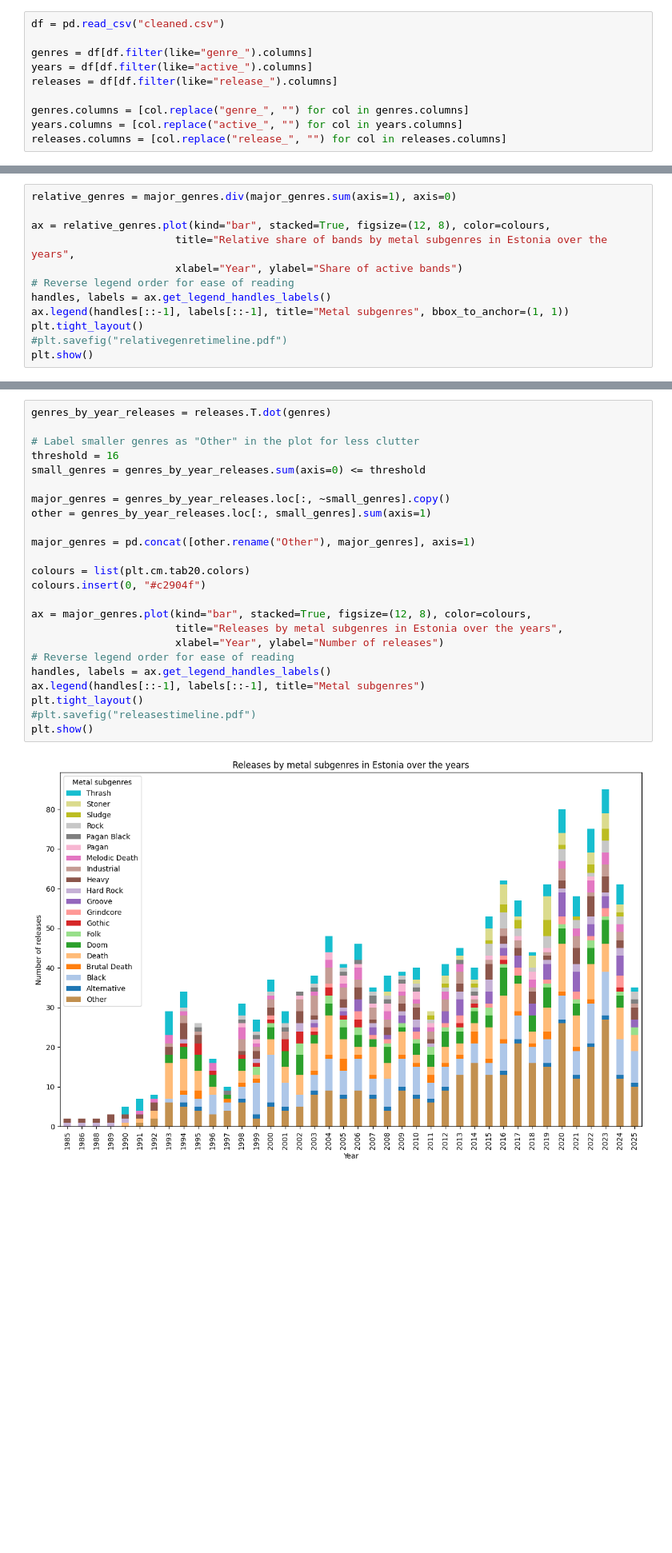
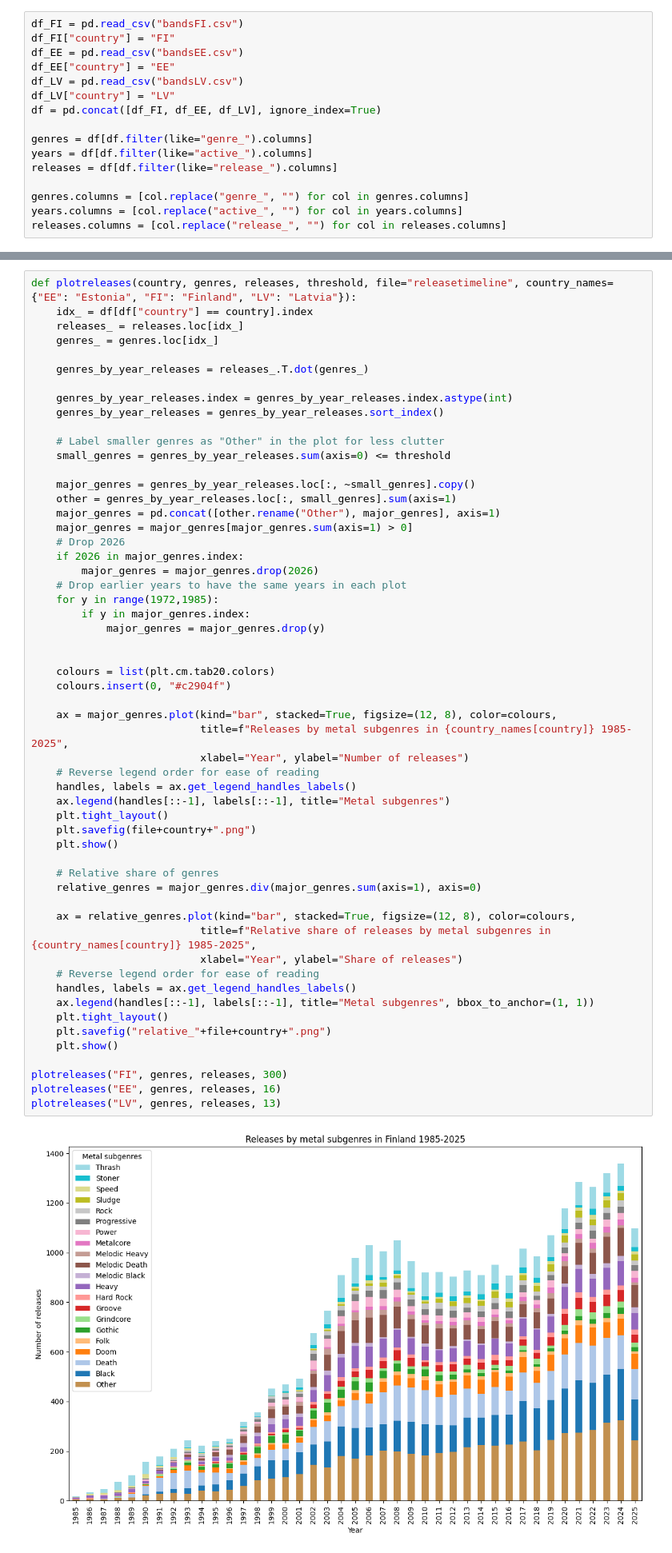
Before and after one commit to PeeterPulber/IDS2025-B14, a Jupyter notebook: plotting.ipynb, the cells around one changed output, grey strips where cells are left out. Shown: that part at 80% size. Cells and saved outputs as stored; diff of their text form; blank space fills up the shorter version.

```diff
--- a/plotting.ipynb
+++ b/plotting.ipynb
@@ -8,5 +8,11 @@ Read data from file, extract the columns of interest, and remove prefixes from t
 # %%
-df = pd.read_csv("cleaned.csv")
+df_FI = pd.read_csv("bandsFI.csv")
+df_FI["country"] = "FI"
+df_EE = pd.read_csv("bandsEE.csv")
+df_EE["country"] = "EE"
+df_LV = pd.read_csv("bandsLV.csv")
+df_LV["country"] = "LV"
+df = pd.concat([df_FI, df_EE, df_LV], ignore_index=True)
 
 genres = df[df.filter(like="genre_").columns]
 years = df[df.filter(like="active_").columns]
@@ -48,12 +81,0 @@ Draw plot showing relative share of active bands playing each genre for each yea
-# %%
-relative_genres = major_genres.div(major_genres.sum(axis=1), axis=0)
-
-ax = relative_genres.plot(kind="bar", stacked=True, figsize=(12, 8), color=colours,
-                       title="Relative share of bands by metal subgenres in Estonia over the years",
-                       xlabel="Year", ylabel="Share of active bands")
-# Reverse legend order for ease of reading
-handles, labels = ax.get_legend_handles_labels()
-ax.legend(handles[::-1], labels[::-1], title="Metal subgenres", bbox_to_anchor=(1, 1))
-plt.tight_layout()
-#plt.savefig("relativegenretimeline.pdf")
-plt.show()
@@ -62,28 +82,60 @@ plt.show()
 # %% [markdown]
 Draw the same plots for releases.
 # %%
-genres_by_year_releases = releases.T.dot(genres)
+def plotreleases(country, genres, releases, threshold, file="releasetimeline", country_names={"EE": "Estonia", "FI": "Finland", "LV": "Latvia"}):
+    idx_ = df[df["country"] == country].index
+    releases_ = releases.loc[idx_]
+    genres_ = genres.loc[idx_]
 
-# Label smaller genres as "Other" in the plot for less clutter
-threshold = 16
-small_genres = genres_by_year_releases.sum(axis=0) <= threshold
+    genres_by_year_releases = releases_.T.dot(genres_)
 
-major_genres = genres_by_year_releases.loc[:, ~small_genres].copy()
-other = genres_by_year_releases.loc[:, small_genres].sum(axis=1)
+    genres_by_year_releases.index = genres_by_year_releases.index.astype(int)
+    genres_by_year_releases = genres_by_year_releases.sort_index()
 
-major_genres = pd.concat([other.rename("Other"), major_genres], axis=1)
+    # Label smaller genres as "Other" in the plot for less clutter
+    small_genres = genres_by_year_releases.sum(axis=0) <= threshold
 
-colours = list(plt.cm.tab20.colors)
-colours.insert(0, "#c2904f")
+    major_genres = genres_by_year_releases.loc[:, ~small_genres].copy()
+    other = genres_by_year_releases.loc[:, small_genres].sum(axis=1)
+    major_genres = pd.concat([other.rename("Other"), major_genres], axis=1)
+    major_genres = major_genres[major_genres.sum(axis=1) > 0]
+    # Drop 2026
+    if 2026 in major_genres.index:
+        major_genres = major_genres.drop(2026)
+    # Drop earlier years to have the same years in each plot
+    for y in range(1972,1985):
+        if y in major_genres.index:
+            major_genres = major_genres.drop(y)
 
-ax = major_genres.plot(kind="bar", stacked=True, figsize=(12, 8), color=colours,
-                       title="Releases by metal subgenres in Estonia over the years",
-                       xlabel="Year", ylabel="Number of releases")
-# Reverse legend order for ease of reading
-handles, labels = ax.get_legend_handles_labels()
-ax.legend(handles[::-1], labels[::-1], title="Metal subgenres")
-plt.tight_layout()
-#plt.savefig("releasestimeline.pdf")
-plt.show()
+
+    colours = list(plt.cm.tab20.colors)
+    colours.insert(0, "#c2904f")
+
+    ax = major_genres.plot(kind="bar", stacked=True, figsize=(12, 8), color=colours,
+                           title=f"Releases by metal subgenres in {country_names[country]} 1985-2025",
+                           xlabel="Year", ylabel="Number of releases")
+    # Reverse legend order for ease of reading
+    handles, labels = ax.get_legend_handles_labels()
+    ax.legend(handles[::-1], labels[::-1], title="Metal subgenres")
+    plt.tight_layout()
+    plt.savefig(file+country+".png")
+    plt.show()
+
+    # Relative share of genres
+    relative_genres = major_genres.div(major_genres.sum(axis=1), axis=0)
+
+    ax = relative_genres.plot(kind="bar", stacked=True, figsize=(12, 8), color=colours,
+                           title=f"Relative share of releases by metal subgenres in {country_names[country]} 1985-2025",
+                           xlabel="Year", ylabel="Share of releases")
+    # Reverse legend order for ease of reading
+    handles, labels = ax.get_legend_handles_labels()
+    ax.legend(handles[::-1], labels[::-1], title="Metal subgenres", bbox_to_anchor=(1, 1))
+    plt.tight_layout()
+    plt.savefig("relative_"+file+country+".png")
+    plt.show()
+
+plotreleases("FI", genres, releases, 300)
+plotreleases("EE", genres, releases, 16)
+plotreleases("LV", genres, releases, 13)
 # %% [output]
-[figure, old version]
+[figure, new version]
```
Also changed, not shown: parts of 9 cells of this notebook, 2 other files.
